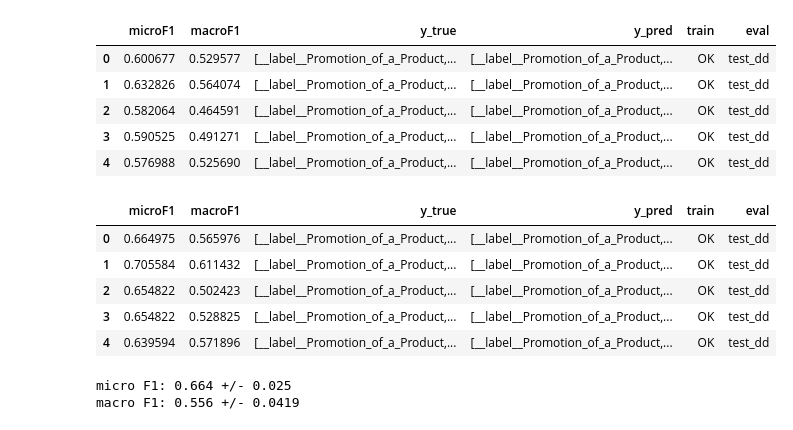
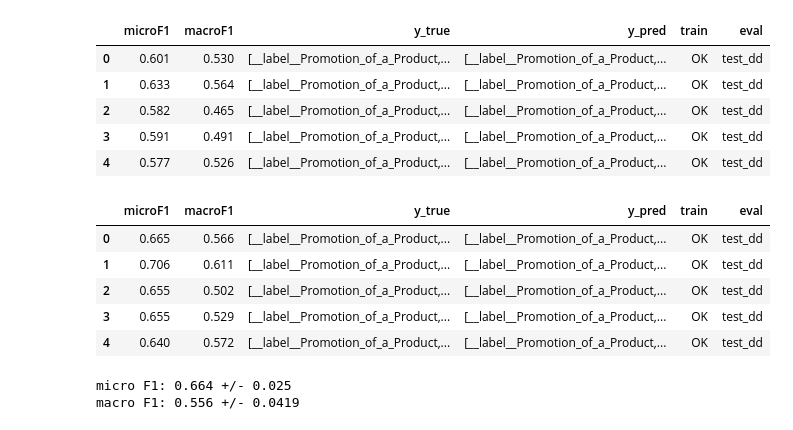
Before and after one commit to TajaKuzman/Transformers-GINCO-Experiments, a Jupyter notebook: 16_secondary_analysis.ipynb, the cells around one changed output. Saved outputs shown, nothing was run; the diff lists cells and outputs as text; code cells hidden in the pictures.

```diff
--- a/16_secondary_analysis.ipynb
+++ b/16_secondary_analysis.ipynb
@@ -1,26 +1,27 @@
 # %%
 import pandas as pd
+pd.set_option("precision", 3)
 train_labels = ['__label__Legal/Regulation', '__label__Opinionated_News', '__label__News/Reporting', '__label__Forum', '__label__Correspondence', '__label__Invitation', '__label__Instruction', '__label__Recipe', '__label__Opinion/Argumentation', '__label__Promotion_of_Services', '__label__Promotion', '__label__List_of_Summaries/Excerpts', '__label__Promotion_of_a_Product', '__label__Call', '__label__Review', '__label__Other', '__label__Information/Explanation', '__label__Interview', '__label__Prose', '__label__Research_Article', '__label__Announcement']
 
 with open("backup_15.txt", "r") as f:
     content = f.readline()
     from ast import literal_eval
     content = literal_eval(content)
 jsonlikecontent = dict()
 for key in content[0].keys():
     jsonlikecontent[key] = [i[key] for i in content]
 
 
 
 df = pd.DataFrame(data=jsonlikecontent)
 df.tail()
 # %% [output]
 |  | microF1 | macroF1 | y_true | y_pred | train | eval |
-| 0 | 0.600677 | 0.529577 | [__label__Promotion_of_a_Product,... | [__label__Promotion_of_a_Product,... | OK | test_dd |
-| 1 | 0.632826 | 0.564074 | [__label__Promotion_of_a_Product,... | [__label__Promotion_of_a_Product,... | OK | test_dd |
-| 2 | 0.582064 | 0.464591 | [__label__Promotion_of_a_Product,... | [__label__Promotion_of_a_Product,... | OK | test_dd |
-| 3 | 0.590525 | 0.491271 | [__label__Promotion_of_a_Product,... | [__label__Promotion_of_a_Product,... | OK | test_dd |
-| 4 | 0.576988 | 0.525690 | [__label__Promotion_of_a_Product,... | [__label__Promotion_of_a_Product,... | OK | test_dd |
+| 0 | 0.601 | 0.530 | [__label__Promotion_of_a_Product,... | [__label__Promotion_of_a_Product,... | OK | test_dd |
+| 1 | 0.633 | 0.564 | [__label__Promotion_of_a_Product,... | [__label__Promotion_of_a_Product,... | OK | test_dd |
+| 2 | 0.582 | 0.465 | [__label__Promotion_of_a_Product,... | [__label__Promotion_of_a_Product,... | OK | test_dd |
+| 3 | 0.591 | 0.491 | [__label__Promotion_of_a_Product,... | [__label__Promotion_of_a_Product,... | OK | test_dd |
+| 4 | 0.577 | 0.526 | [__label__Promotion_of_a_Product,... | [__label__Promotion_of_a_Product,... | OK | test_dd |
 # %%
 for j in df.index:
     y_pred = df.y_pred[j]
@@ -51,11 +52,11 @@ for j in df.index:
 df
 # %% [output]
 |  | microF1 | macroF1 | y_true | y_pred | train | eval |
-| 0 | 0.664975 | 0.565976 | [__label__Promotion_of_a_Product,... | [__label__Promotion_of_a_Product,... | OK | test_dd |
-| 1 | 0.705584 | 0.611432 | [__label__Promotion_of_a_Product,... | [__label__Promotion_of_a_Product,... | OK | test_dd |
-| 2 | 0.654822 | 0.502423 | [__label__Promotion_of_a_Product,... | [__label__Promotion_of_a_Product,... | OK | test_dd |
-| 3 | 0.654822 | 0.528825 | [__label__Promotion_of_a_Product,... | [__label__Promotion_of_a_Product,... | OK | test_dd |
-| 4 | 0.639594 | 0.571896 | [__label__Promotion_of_a_Product,... | [__label__Promotion_of_a_Product,... | OK | test_dd |
+| 0 | 0.665 | 0.566 | [__label__Promotion_of_a_Product,... | [__label__Promotion_of_a_Product,... | OK | test_dd |
+| 1 | 0.706 | 0.611 | [__label__Promotion_of_a_Product,... | [__label__Promotion_of_a_Product,... | OK | test_dd |
+| 2 | 0.655 | 0.502 | [__label__Promotion_of_a_Product,... | [__label__Promotion_of_a_Product,... | OK | test_dd |
+| 3 | 0.655 | 0.529 | [__label__Promotion_of_a_Product,... | [__label__Promotion_of_a_Product,... | OK | test_dd |
+| 4 | 0.640 | 0.572 | [__label__Promotion_of_a_Product,... | [__label__Promotion_of_a_Product,... | OK | test_dd |
 # %%
 import numpy as np
 
```
Also changed, not shown: 2 other files.
